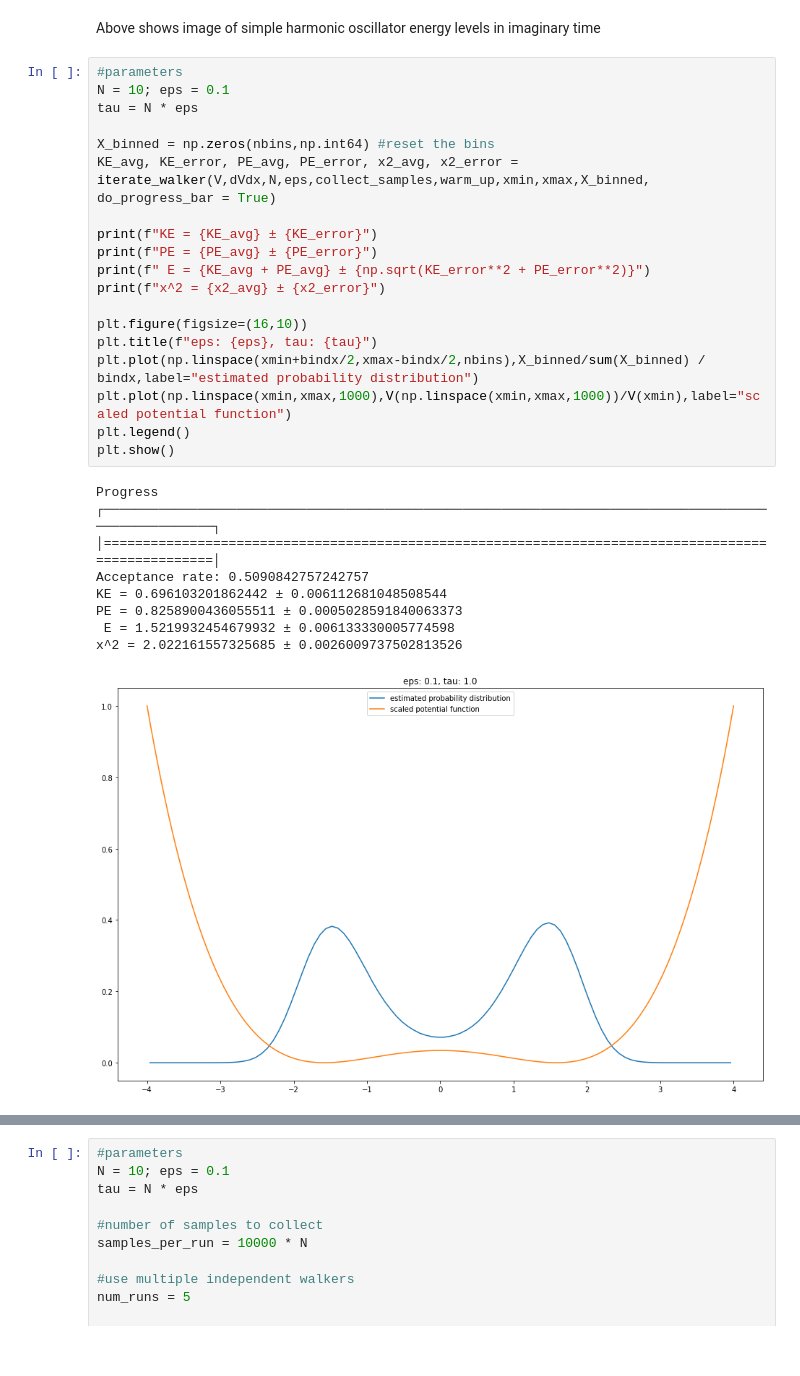
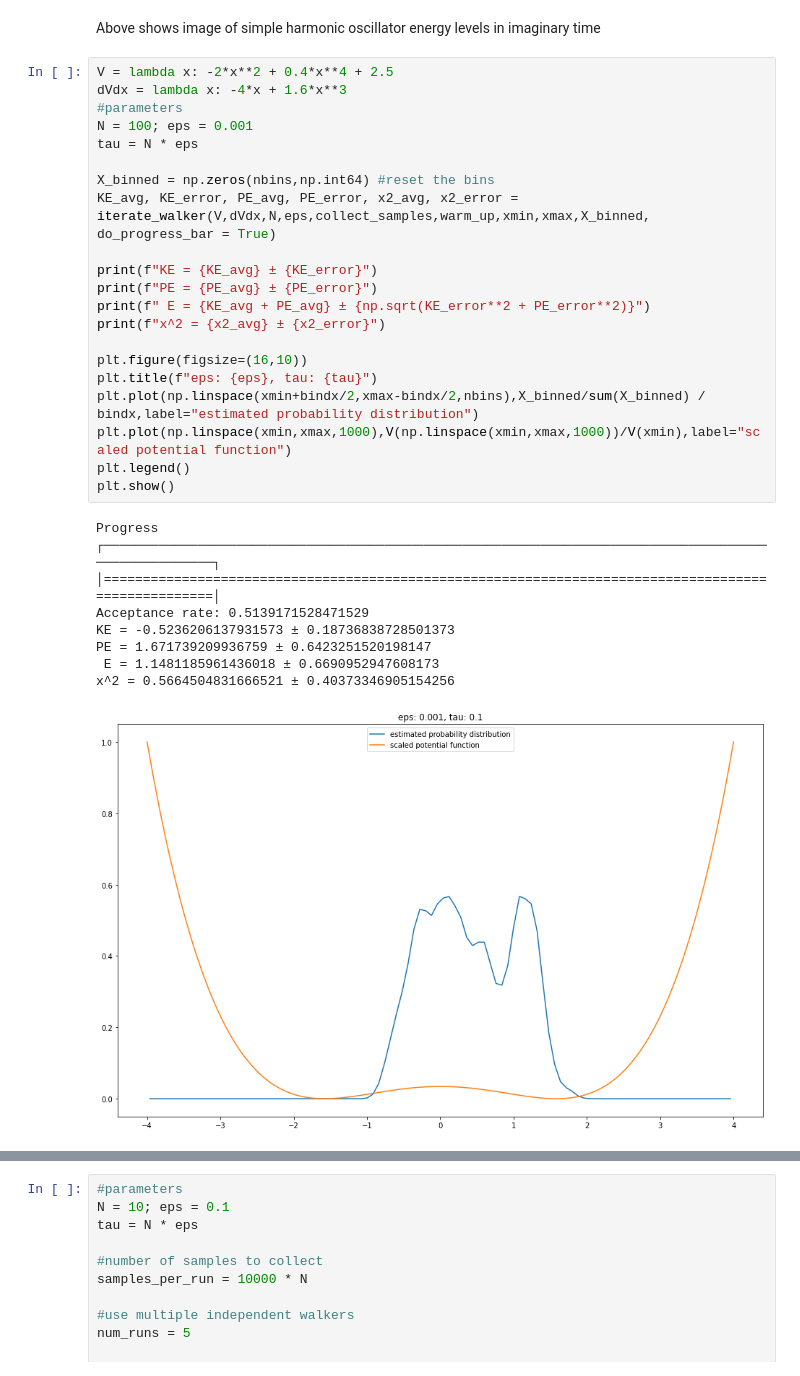
Before and after one commit to chrisamz/142-Final-Project, a Jupyter notebook: mysol_present.ipynb, the cells around one changed output, grey strips where cells are left out. Cells and saved outputs as stored; diff of their text form.

Commit message:
figure updates

```diff
--- a/mysol_present.ipynb
+++ b/mysol_present.ipynb
@@ -327,31 +331,33 @@ This method of moving from the real plane onto the complex plane allows us to ea
 # %% [markdown]
 Above shows image of simple harmonic oscillator energy levels in imaginary time
 # %%
+V = lambda x: -2*x**2 + 0.4*x**4 + 2.5
+dVdx = lambda x: -4*x + 1.6*x**3
 #parameters
-N = 10; eps = 0.1
+N = 100; eps = 0.001
 tau = N * eps
 
 X_binned = np.zeros(nbins,np.int64) #reset the bins
 KE_avg, KE_error, PE_avg, PE_error, x2_avg, x2_error = iterate_walker(V,dVdx,N,eps,collect_samples,warm_up,xmin,xmax,X_binned, do_progress_bar = True)
 
 print(f"KE = {KE_avg} ± {KE_error}")
 print(f"PE = {PE_avg} ± {PE_error}")
 print(f" E = {KE_avg + PE_avg} ± {np.sqrt(KE_error**2 + PE_error**2)}")
 print(f"x^2 = {x2_avg} ± {x2_error}")
 
 plt.figure(figsize=(16,10))
 plt.title(f"eps: {eps}, tau: {tau}")
 plt.plot(np.linspace(xmin+bindx/2,xmax-bindx/2,nbins),X_binned/sum(X_binned) / bindx,label="estimated probability distribution")
 plt.plot(np.linspace(xmin,xmax,1000),V(np.linspace(xmin,xmax,1000))/V(xmin),label="scaled potential function")
 plt.legend()
 plt.show()
 # %% [output]
 Progress
 ┌────────────────────────────────────────────────────────────────────────────────────────────────────┐
 │====================================================================================================│
-Acceptance rate: 0.5090842757242757
-KE = 0.696103201862442 ± 0.006112681048508544
-PE = 0.8258900436055511 ± 0.0005028591840063373
- E = 1.5219932454679932 ± 0.006133330005774598
-x^2 = 2.022161557325685 ± 0.0026009737502813526
+Acceptance rate: 0.5139171528471529
+KE = -0.5236206137931573 ± 0.18736838728501373
+PE = 1.671739209936759 ± 0.6423251520198147
+ E = 1.1481185961436018 ± 0.6690952947608173
+x^2 = 0.5664504831666521 ± 0.40373346905154256
-[figure, old version]
+[figure, new version]
```
Also changed, not shown: parts of 4 cells of this notebook.
